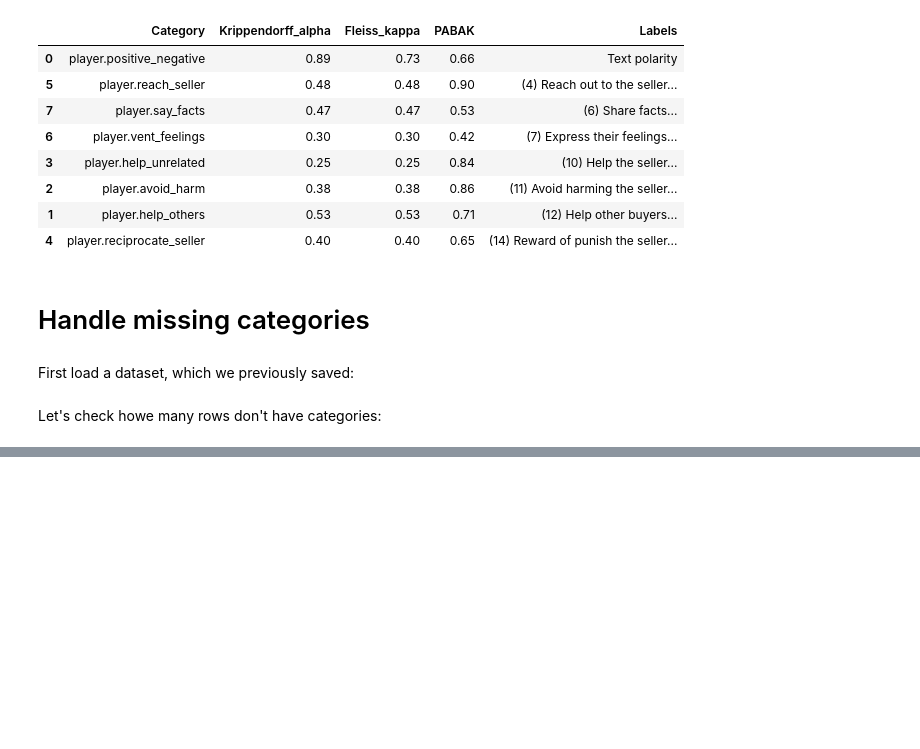
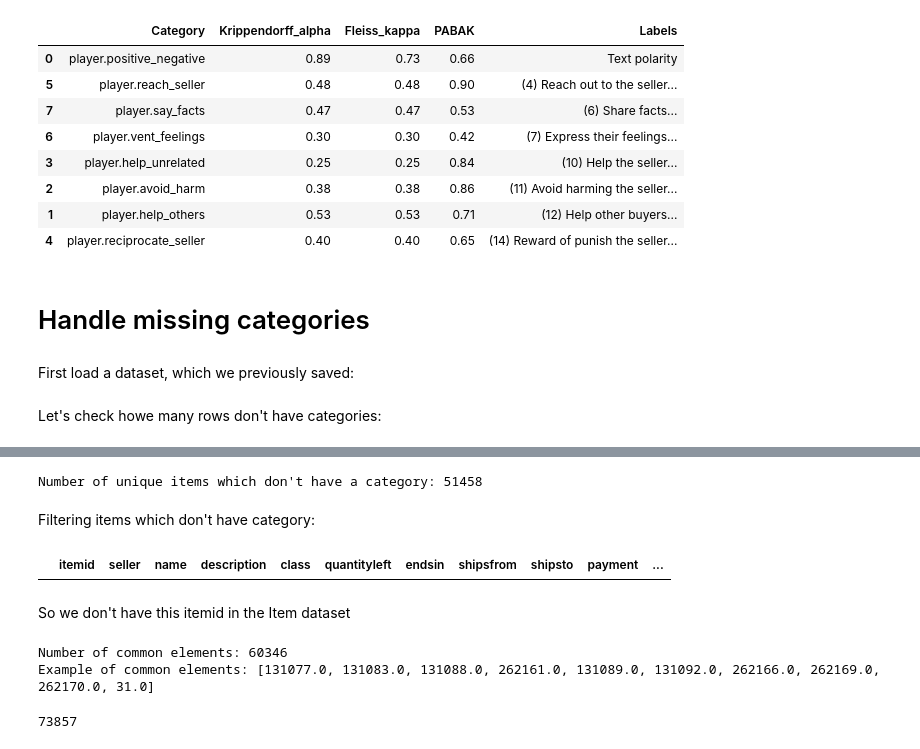
Before and after one commit to GregoryG3/Thesis, a Jupyter notebook: INITIALIZATION.ipynb, the cells around one changed output, grey strips where cells are left out. Saved outputs shown, nothing was run; the diff lists cells and outputs as text; code cells hidden in the pictures; blank space fills up the shorter version.

```diff
--- a/INITIALIZATION.ipynb
+++ b/INITIALIZATION.ipynb
@@ -1132,2 +1140,28 @@ df_predict[df_predict['category'].isna()== True].sum()
+# %%
+print(f"Number of unique items which don't have a category:", df_nocategory['itemid'].nunique() )
+items_list = df_nocategory['itemid'].unique()
+# %% [output]
+Number of unique items which don't have a category: 51458
+# %% [markdown]
+Filtering items which don't have category:
+# %%
+df_items_filter = df_items[df_items['itemid'].isin(items_list)]
+df_items_filter
+# %% [output]
+|  | itemid | seller | name | description | class | quantityleft | endsin | shipsfrom | shipsto | payment | ... |
+# %% [markdown]
+So we don't have this itemid in the Item dataset
+# %%
+common_items = set(df_items['itemid']).intersection(set(df_predict['itemid'].unique()))
+print(f"Number of common elements: {len(common_items)}")
+if len(common_items) > 0:
+    print("Example of common elements:", list(common_items)[:10])
+else:
+    print("Missing common elements.")
+# %% [output]
+Number of common elements: 60346
+Example of common elements: [131077.0, 131083.0, 131088.0, 262161.0, 131089.0, 131092.0, 262166.0, 262169.0, 262170.0, 31.0]
 # %%
-df_nocomment = df_predict[df_predict['category'].isna()== True]
+df_predict[df_predict['category'].isna()== False]['itemid'].nunique()
+# %% [output]
+73857
```
Also changed, not shown: parts of 12 cells of this notebook.
